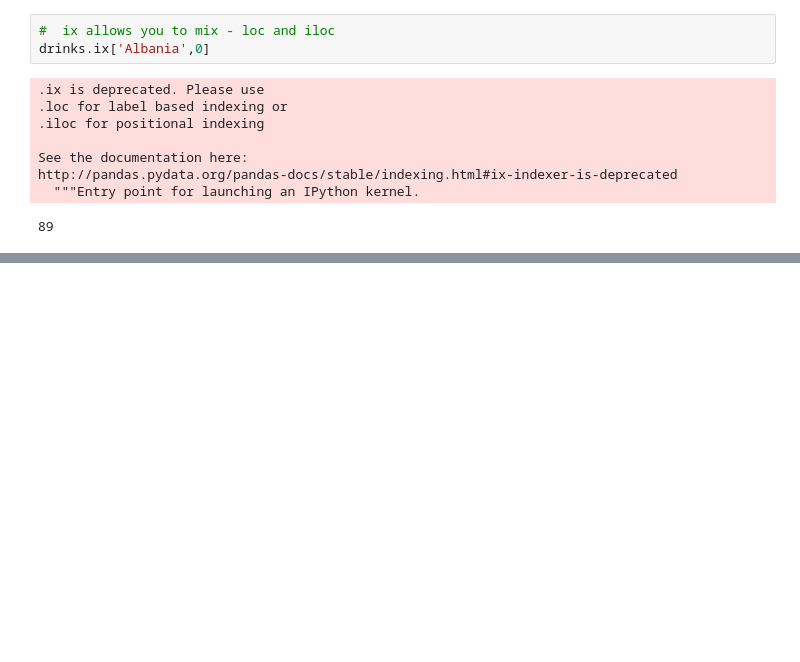
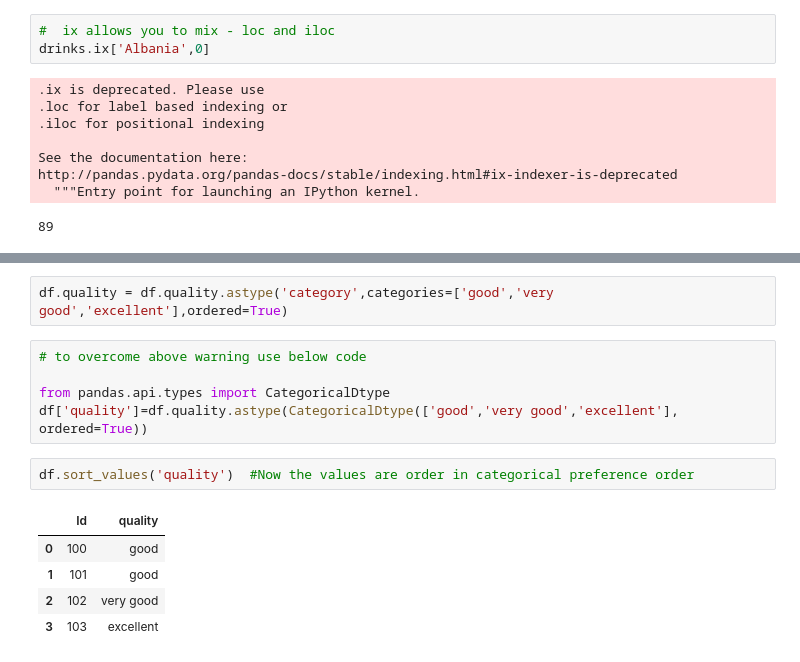
Before and after one commit to katamit/Data-Science, a Jupyter notebook: Pandas_notebooks/Pandas_Tut_data_school.ipynb, the cells around one changed output, grey strips where cells are left out. Saved outputs shown, nothing was run; the diff lists cells and outputs as text; blank space fills up the shorter version.

```diff
--- a/Pandas_notebooks/Pandas_Tut_data_school.ipynb
+++ b/Pandas_notebooks/Pandas_Tut_data_school.ipynb
@@ -726,0 +843,15 @@ http://pandas.pydata.org/pandas-docs/stable/indexing.html#ix-indexer-is-deprecat
+# %%
+df.quality = df.quality.astype('category',categories=['good','very good','excellent'],ordered=True)
+# %%
+# to overcome above warning use below code
+
+from pandas.api.types import CategoricalDtype
+df['quality']=df.quality.astype(CategoricalDtype(['good','very good','excellent'], ordered=True))
+# %%
+df.sort_values('quality')  #Now the values are order in categorical preference order
+# %% [output]
+|  | Id | quality |
+| 0 | 100 | good |
+| 1 | 101 | good |
+| 2 | 102 | very good |
+| 3 | 103 | excellent |
```
Also changed, not shown: parts of 18 cells of this notebook.
